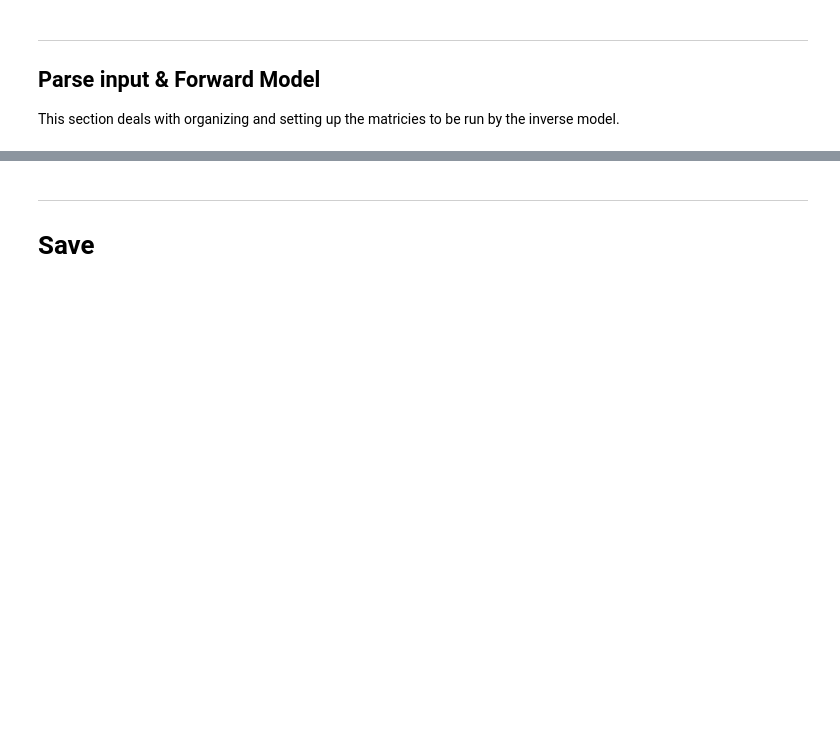
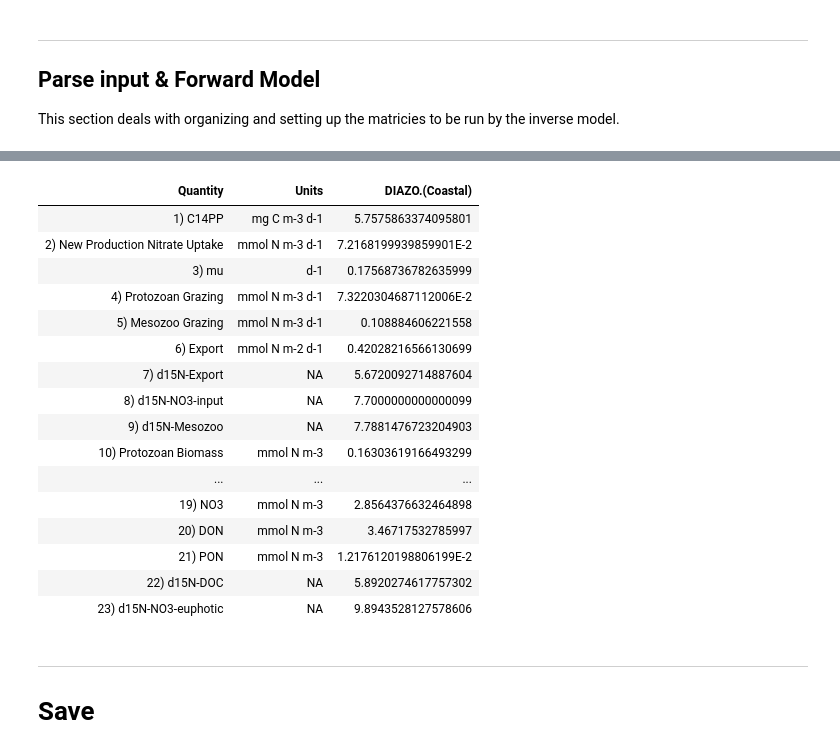
Before and after one commit to stukel-lab/N15-LIM, a Jupyter notebook: SetMatricesN15RW.ipynb, the cells around one changed output, grey strips where cells are left out. Cells and saved outputs as stored; diff of their text form; code cells hidden in the pictures; blank space fills up the shorter version.

Commit message:
Include Demo

```diff
--- a/SetMatricesN15RW.ipynb
+++ b/SetMatricesN15RW.ipynb
@@ -6,16 +6,16 @@ This file reads in the input excel files and gets them ready to be run in the LI
 # The code communicates with an open excel spreadsheet containing the A,b,G,
 # and h matrices for Ax=b & Gx>h.  The new version also allows the option of
 # creating an additional set of matrices Cx~d.  (In this case, the matrices
-# A, b, C, d will be named Ae, be, Aa, ba, respectively).  Note that this must
-# be an excel 1997-2003 spreadsheet (not a .xlsx).
+# A, b, C, d will be named Ae, be, Aa, ba, respectively).
 library(openxlsx)
 
-model = 'DIAZO.Mesohaline'
+model = 'DIAZO.Coastal'
 
 # first, get the name of spreadsheet with data
+input.dir = 'Demo/'
 model.file = 'N15InverseModelRW'
 sheet.name = 'N15'
-rskip = 5
+rskip = 4
 cskip = 4
 
 
@@ -79 +82,22 @@ G = to.matrix(G)
+# %%
+Inputs = read.xlsx(paste0(input.dir, 'Inputs.xlsx'))
+Inputs
+# %% [output]
+| Quantity | Units | DIAZO.(Coastal) |
+| 1) C14PP | mg C m-3 d-1 | 5.7575863374095801 |
+| 2) New Production Nitrate Uptake | mmol N m-3 d-1 | 7.2168199939859901E-2 |
+| 3) mu | d-1 | 0.17568736782635999 |
+| 4) Protozoan Grazing | mmol N m-3 d-1 | 7.3220304687112006E-2 |
+| 5) Mesozoo Grazing | mmol N m-3 d-1 | 0.108884606221558 |
+| 6) Export | mmol N m-2 d-1 | 0.42028216566130699 |
+| 7) d15N-Export | NA | 5.6720092714887604 |
+| 8) d15N-NO3-input | NA | 7.7000000000000099 |
+| 9) d15N-Mesozoo | NA | 7.7881476723204903 |
+| 10) Protozoan Biomass | mmol N m-3 | 0.16303619166493299 |
+| ... | ... | ... |
+| 19) NO3 | mmol N m-3 | 2.8564376632464898 |
+| 20) DON | mmol N m-3 | 3.46717532785997 |
+| 21) PON | mmol N m-3 | 1.2176120198806199E-2 |
+| 22) d15N-DOC | NA | 5.8920274617757302 |
+| 23) d15N-NO3-euphotic | NA | 9.8943528127578606 |
 # %%
```
Also changed, not shown: parts of 5 cells of this notebook, 11 other files.
